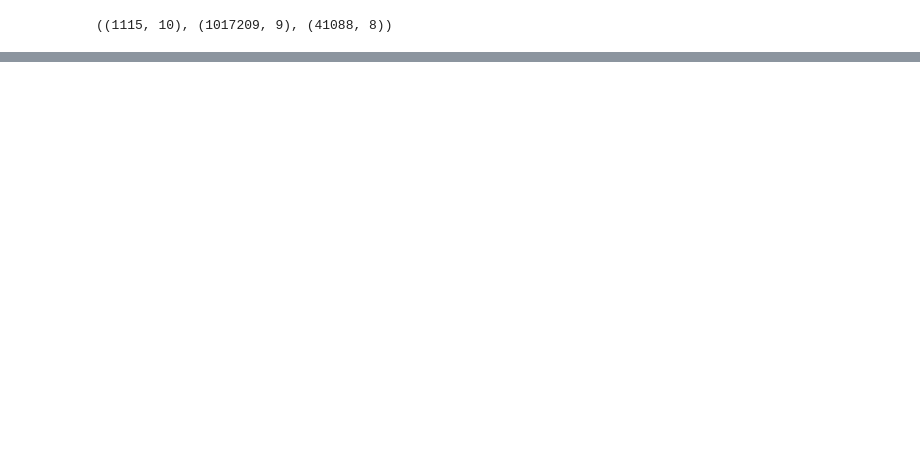
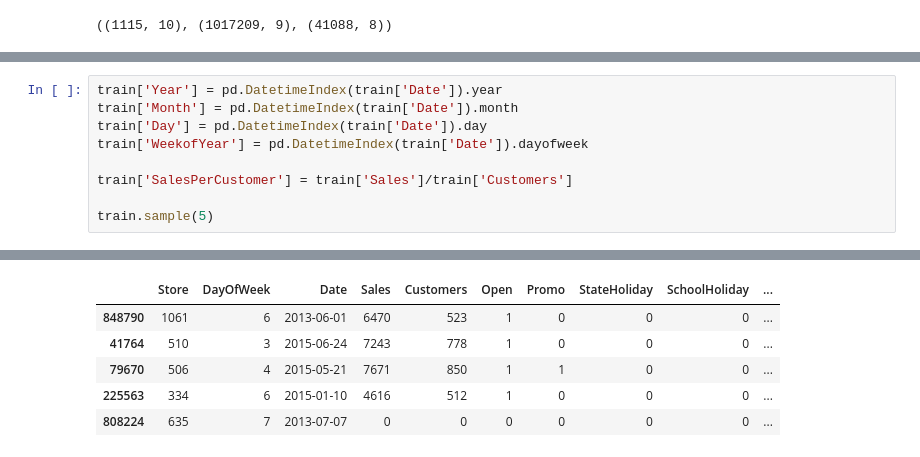
Before and after one commit to akashsinghsharma/Retail-Sales-Prediction, a Jupyter notebook: Retail_Sales_prediction.ipynb, the cells around one changed output, grey strips where cells are left out. Drawn from its saved outputs; the diff is of its cells as text; blank space fills up the shorter version.

```diff
--- a/Retail_Sales_prediction.ipynb
+++ b/Retail_Sales_prediction.ipynb
@@ -68,0 +90,10 @@ test.sample(5)
+# %%
+train['Year'] = pd.DatetimeIndex(train['Date']).year
+train['Month'] = pd.DatetimeIndex(train['Date']).month
+train['Day'] = pd.DatetimeIndex(train['Date']).day
+train['WeekofYear'] = pd.DatetimeIndex(train['Date']).dayofweek
+
+train['SalesPerCustomer'] = train['Sales']/train['Customers']
+
+train.sample(5)
+# %% [output]
@@ -68,0 +104,6 @@ test.sample(5)
+|  | Store | DayOfWeek | Date | Sales | Customers | Open | Promo | StateHoliday | SchoolHoliday | ... |
+| 848790 | 1061 | 6 | 2013-06-01 | 6470 | 523 | 1 | 0 | 0 | 0 | ... |
+| 41764 | 510 | 3 | 2015-06-24 | 7243 | 778 | 1 | 0 | 0 | 0 | ... |
+| 79670 | 506 | 4 | 2015-05-21 | 7671 | 850 | 1 | 1 | 0 | 0 | ... |
+| 225563 | 334 | 6 | 2015-01-10 | 4616 | 512 | 1 | 0 | 0 | 0 | ... |
+| 808224 | 635 | 7 | 2013-07-07 | 0 | 0 | 0 | 0 | 0 | 0 | ... |
```
Also changed, not shown: parts of 13 cells of this notebook.
